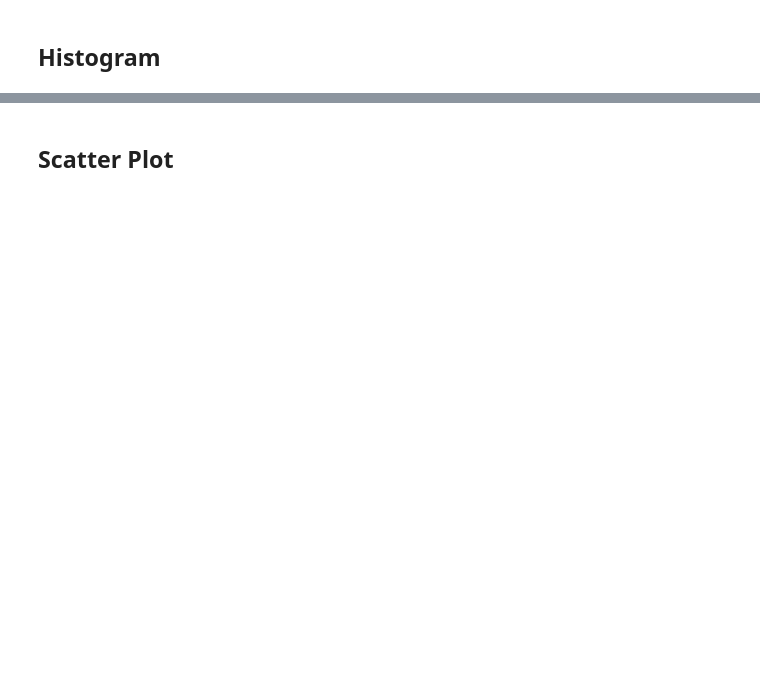
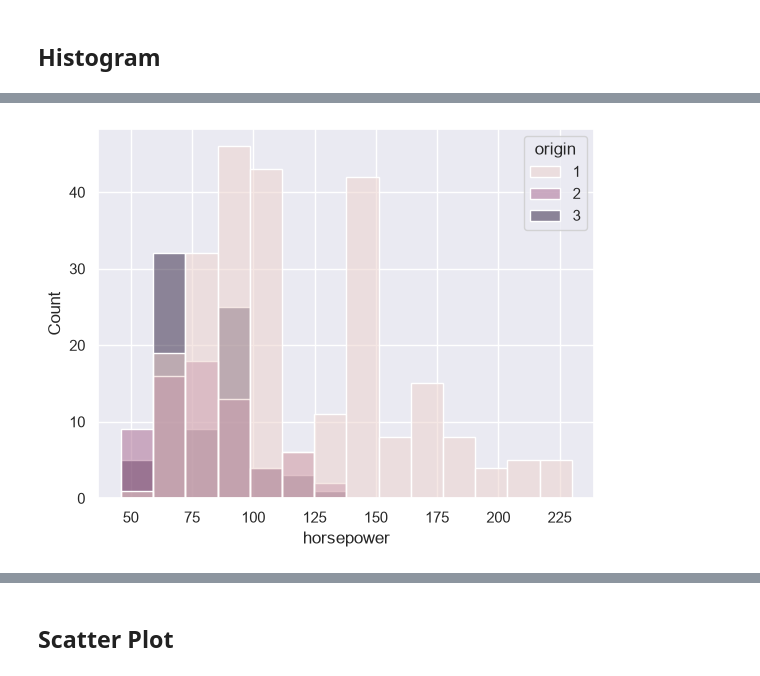
Before and after one commit to deveshpatwa/Free_Datasets, a Jupyter notebook: Python Class Files/Part 12 Seaborn.ipynb, the cells around one changed output, grey strips where cells are left out. Saved outputs shown, nothing was run; the diff lists cells and outputs as text; code cells hidden in the pictures; blank space fills up the shorter version.

```diff
--- a/Python Class Files/Part 12 Seaborn.ipynb
+++ b/Python Class Files/Part 12 Seaborn.ipynb
@@ -33,3 +76,8 @@ plt.show()
+# %%
+sns.histplot(data=car,x="horsepower",hue="origin")
+plt.show()
+# %% [output]
+[figure, added]
 # %%
 sns.histplot(data=tips,x='tip',kde=True,hue="sex")
 plt.show()
```
Also changed, not shown: parts of 33 cells of this notebook, 11 other files.
